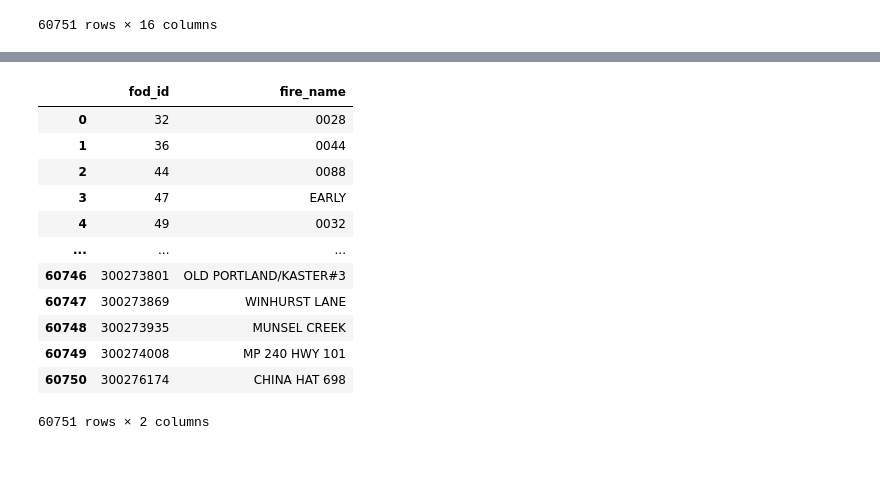
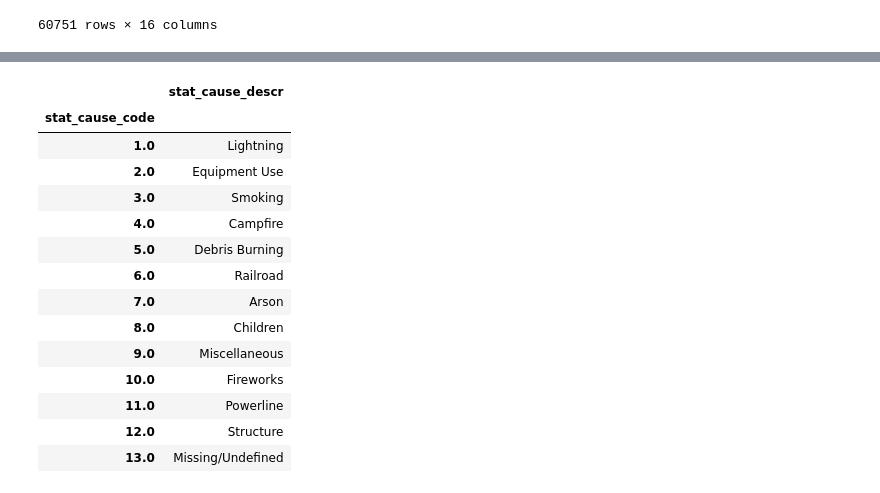
Before and after one commit to NinaQuik/OregonFires, a Jupyter notebook: FireDataExploration.ipynb, the cells around one changed output, grey strips where cells are left out. Cells and saved outputs as stored; diff of their text form; code cells hidden in the pictures; blank space fills up the shorter version.

```diff
--- a/FireDataExploration.ipynb
+++ b/FireDataExploration.ipynb
@@ -370,16 +323,23 @@ Fire_Names.reset_index(drop=True, inplace=True)
-# %%
-Fire_Names
-# %% [output]
-|  | fod_id | fire_name |
-| 0 | 32 | 0028 |
-| 1 | 36 | 0044 |
-| 2 | 44 | 0088 |
-| 3 | 47 | EARLY |
-| 4 | 49 | 0032 |
-| ... | ... | ... |
-| 60746 | 300273801 | OLD PORTLAND/KASTER#3 |
-| 60747 | 300273869 | WINHURST LANE |
-| 60748 | 300273935 | MUNSEL CREEK |
-| 60749 | 300274008 | MP 240 HWY 101 |
-| 60750 | 300276174 | CHINA HAT 698 |
-60751 rows × 2 columns
+# %%
+#Create a dataFrame of fire causes
+Fire_Causes = oregon_fires_df[["stat_cause_code", "stat_cause_descr"]].drop_duplicates()
+Fire_Causes.sort_values(by=["stat_cause_code"], inplace=True)
+
+Fire_Causes.set_index("stat_cause_code", inplace=True)
+Fire_Causes
+# %% [output]
+|  | stat_cause_descr |
+| stat_cause_code |  |
+| 1.0 | Lightning |
+| 2.0 | Equipment Use |
+| 3.0 | Smoking |
+| 4.0 | Campfire |
+| 5.0 | Debris Burning |
+| 6.0 | Railroad |
+| 7.0 | Arson |
+| 8.0 | Children |
+| 9.0 | Miscellaneous |
+| 10.0 | Fireworks |
+| 11.0 | Powerline |
+| 12.0 | Structure |
+| 13.0 | Missing/Undefined |
```
Also changed, not shown: parts of 13 cells of this notebook, 1 other file.
